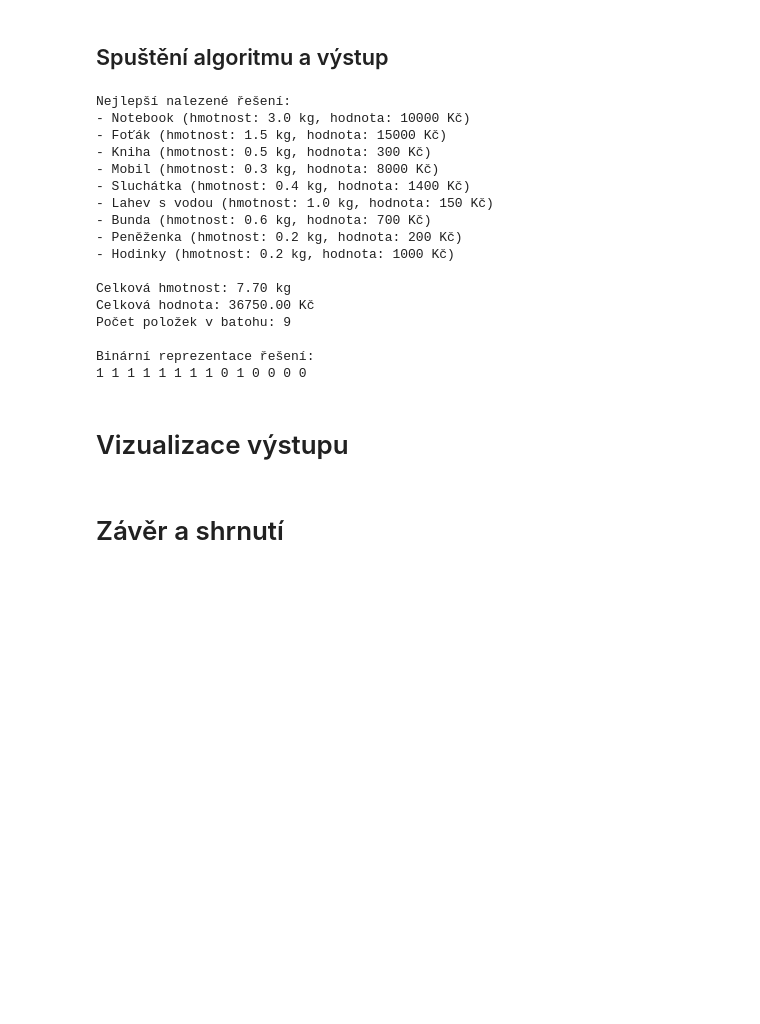
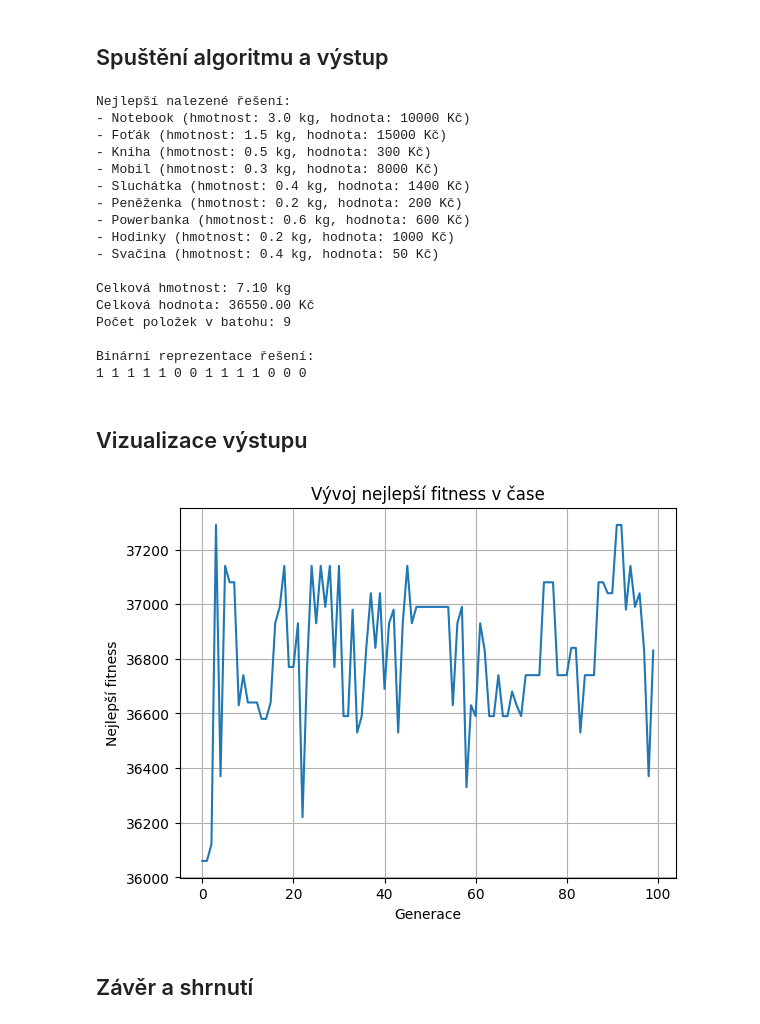
Before and after one commit to adelaleppeltova/knapsackproblem, a Jupyter notebook: genetic_knapsack_solver.ipynb, the cells around one changed output. Drawn from its saved outputs; the diff is of its cells as text; code cells hidden in the pictures; blank space fills up the shorter version.

```diff
--- a/genetic_knapsack_solver.ipynb
+++ b/genetic_knapsack_solver.ipynb
@@ -95,11 +110,16 @@ def mutate(individual, mutation_rate):
 ## Algoritmus
 # %%
 def run_genetic_algorithm():
+    best_fitness_history = []
     population = generate_population(POPULATION_SIZE, len(items))
 
 
     for gen in range(GENERATIONS):
         fitnesses = [fitness(ind, items, MAX_WEIGHT) for ind in population]
+
+        best_fitness = max(fitnesses)
+        best_fitness_history.append(best_fitness)
+
         new_population = []
 
         for _ in range(POPULATION_SIZE):
@@ -113,6 +133,7 @@ def run_genetic_algorithm():
     fitnesses = [fitness(ind, items, MAX_WEIGHT) for ind in population]
     best_index = fitnesses.index(max(fitnesses))
     best_solution = population[best_index]
+
 
 # Vypsání výsledků
     print("\nNejlepší nalezené řešení:")
@@ -134,10 +155,12 @@ def run_genetic_algorithm():
     print(f"Počet položek v batohu: {item_count}")
     print("\nBinární reprezentace řešení:")
     print(" ".join(map(str, best_solution)))
+
+    return best_fitness_history
 # %% [markdown]
 ## Spuštění algoritmu a výstup
 # %%
-run_genetic_algorithm()
+best_fitness_history = run_genetic_algorithm()
 # %% [output]
 Nejlepší nalezené řešení:
 - Notebook (hmotnost: 3.0 kg, hodnota: 10000 Kč)
@@ -145,18 +168,27 @@ Nejlepší nalezené řešení:
 - Kniha (hmotnost: 0.5 kg, hodnota: 300 Kč)
 - Mobil (hmotnost: 0.3 kg, hodnota: 8000 Kč)
 - Sluchátka (hmotnost: 0.4 kg, hodnota: 1400 Kč)
-- Lahev s vodou (hmotnost: 1.0 kg, hodnota: 150 Kč)
-- Bunda (hmotnost: 0.6 kg, hodnota: 700 Kč)
 - Peněženka (hmotnost: 0.2 kg, hodnota: 200 Kč)
+- Powerbanka (hmotnost: 0.6 kg, hodnota: 600 Kč)
 - Hodinky (hmotnost: 0.2 kg, hodnota: 1000 Kč)
+- Svačina (hmotnost: 0.4 kg, hodnota: 50 Kč)
 
-Celková hmotnost: 7.70 kg
-Celková hodnota: 36750.00 Kč
+Celková hmotnost: 7.10 kg
+Celková hodnota: 36550.00 Kč
 Počet položek v batohu: 9
 
 Binární reprezentace řešení:
-1 1 1 1 1 1 1 1 0 1 0 0 0 0
+1 1 1 1 1 0 0 1 1 1 1 0 0 0
 # %% [markdown]
-# Vizualizace výstupu
+## Vizualizace výstupu
+# %%
+plt.plot(best_fitness_history)
+plt.xlabel("Generace")
+plt.ylabel("Nejlepší fitness")
+plt.title("Vývoj nejlepší fitness v čase")
+plt.grid(True)
+plt.show()
+# %% [output]
+[figure, added]
 # %% [markdown]
-# Závěr a shrnutí
+## Závěr a shrnutí
```
Also changed, not shown: parts of 6 cells of this notebook, 1 other file.
